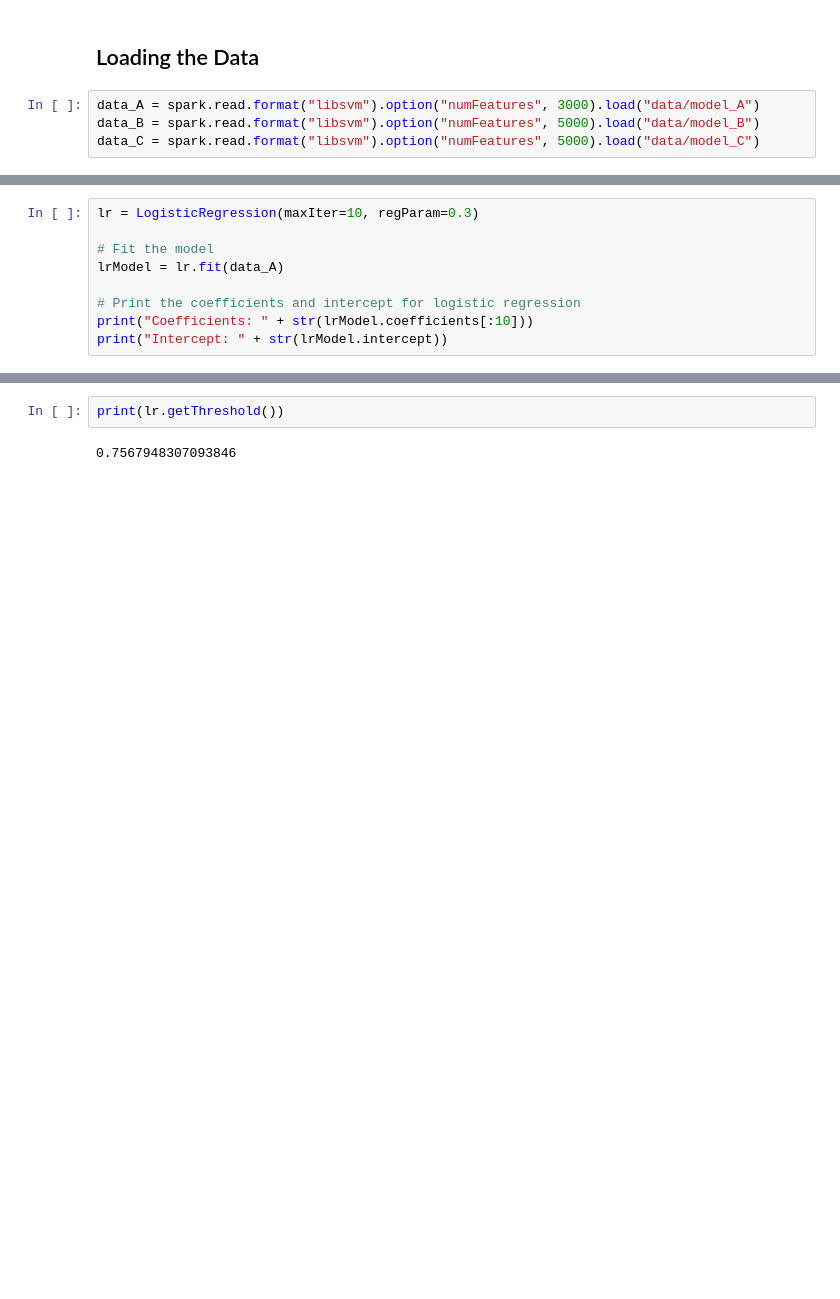
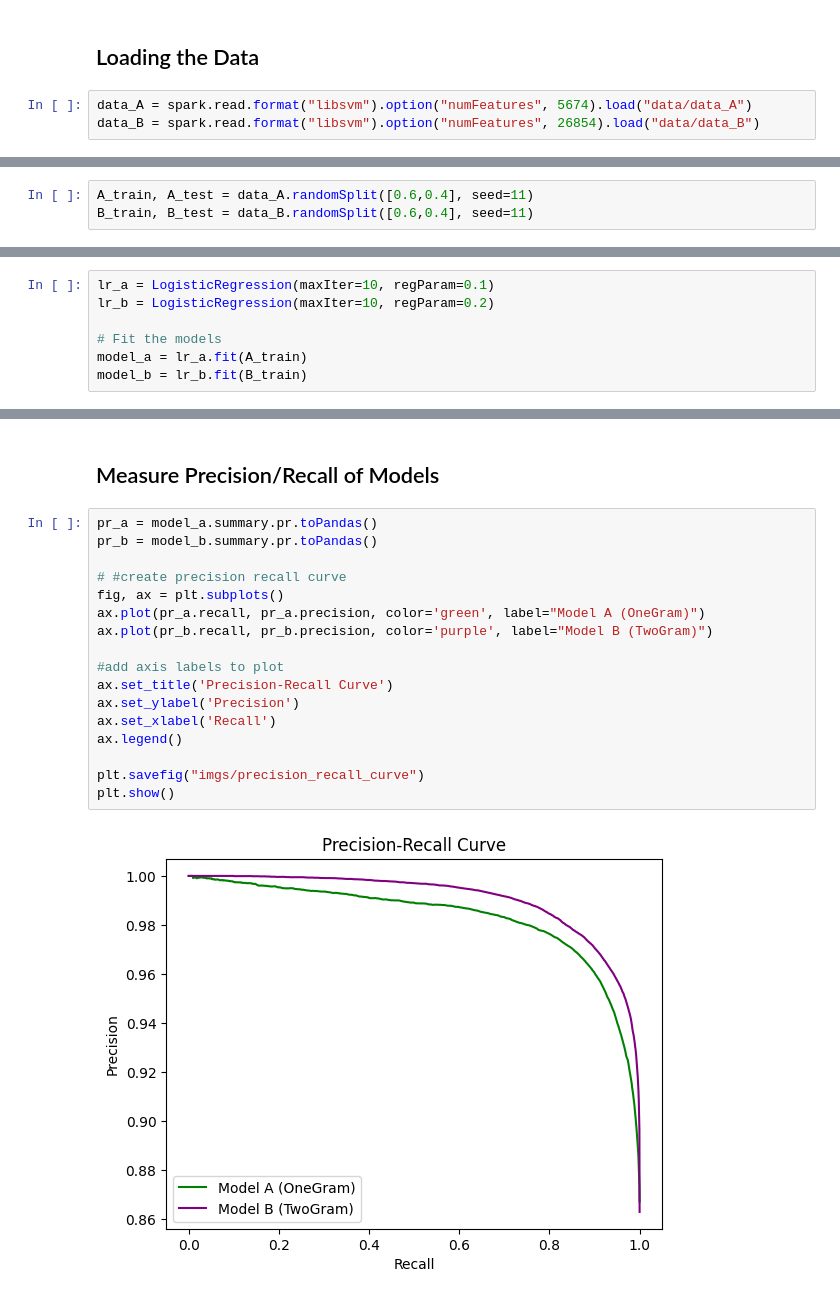
Before and after one commit to stephanedorotich/550, a Jupyter notebook: machine_learning.ipynb, the cells around one changed output, grey strips where cells are left out. Drawn from its saved outputs; the diff is of its cells as text; blank space fills up the shorter version.

Commit message:
version<3.1> 	Completed Machine Learning Pipeline 	Finalized Data Pipeline

```diff
--- a/machine_learning.ipynb
+++ b/machine_learning.ipynb
@@ -12,6 +19,5 @@ spark = SparkSession.builder \
 # %% [markdown]
 ## Loading the Data
 # %%
-data_A = spark.read.format("libsvm").option("numFeatures", 3000).load("data/model_A")
-data_B = spark.read.format("libsvm").option("numFeatures", 5000).load("data/model_B")
-data_C = spark.read.format("libsvm").option("numFeatures", 5000).load("data/model_C")
+data_A = spark.read.format("libsvm").option("numFeatures", 5674).load("data/data_A")
+data_B = spark.read.format("libsvm").option("numFeatures", 26854).load("data/data_B")
@@ -26,0 +24,3 @@ Row(label=1.0, features=SparseVector(3000, {20: 1.0, 40: 1.0, 1866: 1.0, 2375: 1
+# %%
+A_train, A_test = data_A.randomSplit([0.6,0.4], seed=11)
+B_train, B_test = data_B.randomSplit([0.6,0.4], seed=11)
@@ -27,9 +29,7 @@ Row(label=1.0, features=SparseVector(3000, {20: 1.0, 40: 1.0, 1866: 1.0, 2375: 1
 # %%
-lr = LogisticRegression(maxIter=10, regParam=0.3)
+lr_a = LogisticRegression(maxIter=10, regParam=0.1)
+lr_b = LogisticRegression(maxIter=10, regParam=0.2)
 
-# Fit the model
-lrModel = lr.fit(data_A)
-
-# Print the coefficients and intercept for logistic regression
-print("Coefficients: " + str(lrModel.coefficients[:10]))
-print("Intercept: " + str(lrModel.intercept))
+# Fit the models
+model_a = lr_a.fit(A_train)
+model_b = lr_b.fit(B_train)
@@ -80,4 +70,21 @@ LogisticRegression_e90508e1ed95
-# %%
-print(lr.getThreshold())
-# %% [output]
-0.7567948307093846
+# %% [markdown]
+## Measure Precision/Recall of Models
+# %%
+pr_a = model_a.summary.pr.toPandas()
+pr_b = model_b.summary.pr.toPandas()
+
+# #create precision recall curve
+fig, ax = plt.subplots()
+ax.plot(pr_a.recall, pr_a.precision, color='green', label="Model A (OneGram)")
+ax.plot(pr_b.recall, pr_b.precision, color='purple', label="Model B (TwoGram)")
+
+#add axis labels to plot
+ax.set_title('Precision-Recall Curve')
+ax.set_ylabel('Precision')
+ax.set_xlabel('Recall')
+ax.legend()
+
+plt.savefig("imgs/precision_recall_curve")
+plt.show()
+# %% [output]
+[figure, added]
```
Also changed, not shown: parts of 13 cells of this notebook.
